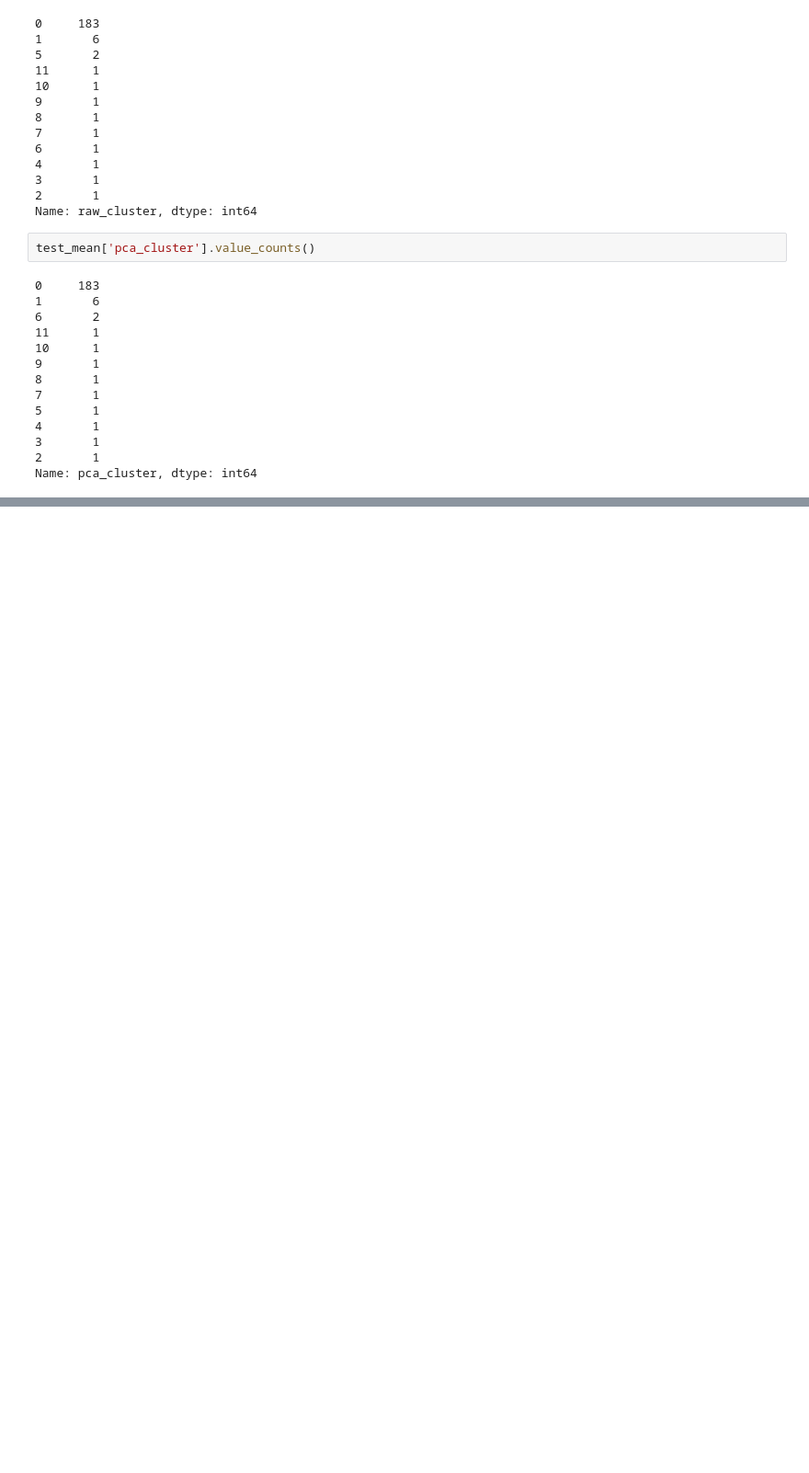
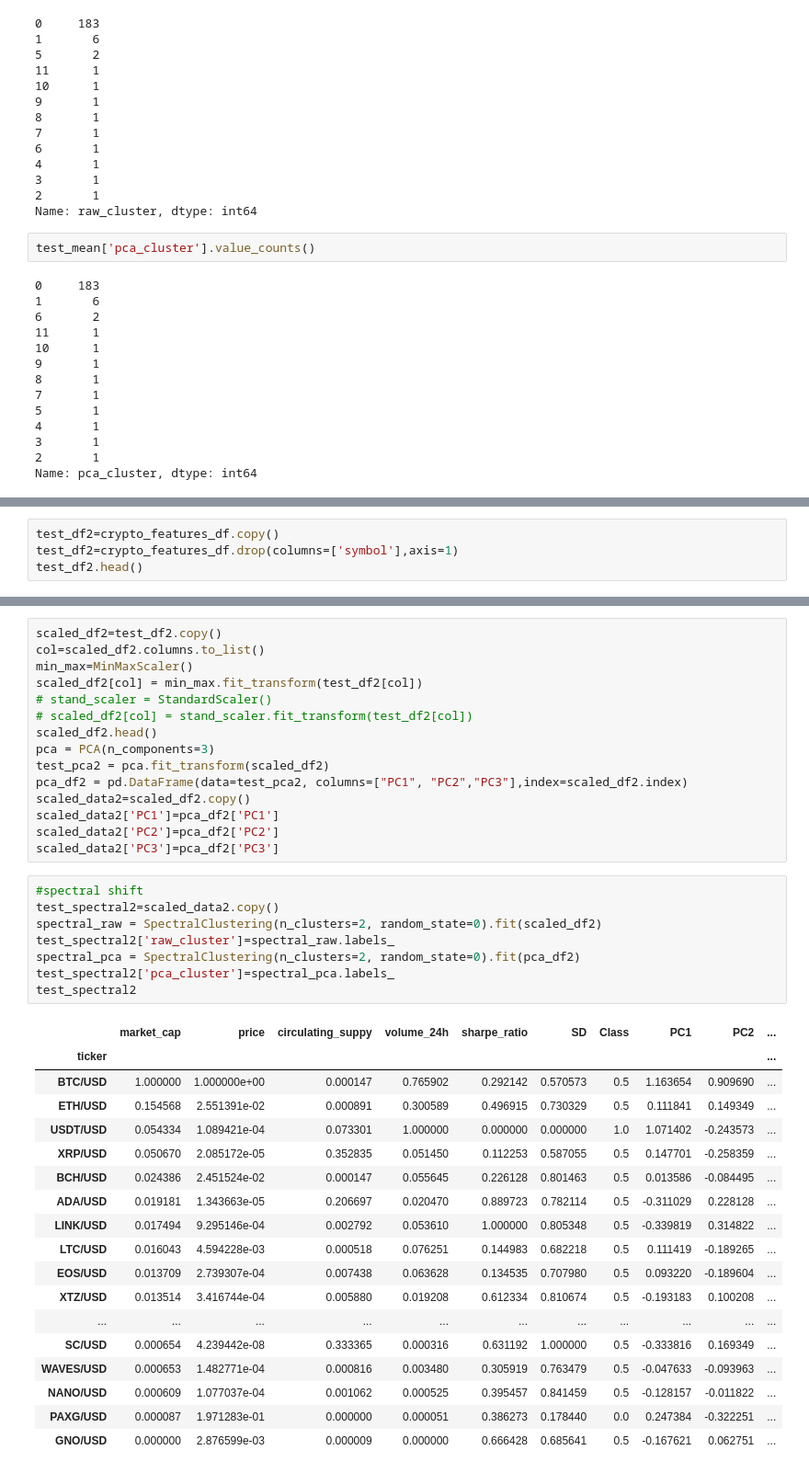
Before and after one commit to dbrims/Project2, a Jupyter notebook: Historic_Data_P2_V2.ipynb, the cells around one changed output, grey strips where cells are left out. Shown at 92% size. Saved outputs shown, nothing was run; the diff lists cells and outputs as text; blank space fills up the shorter version.

```diff
--- a/Historic_Data_P2_V2.ipynb
+++ b/Historic_Data_P2_V2.ipynb
@@ -803,0 +790,4 @@ Affinity propagation did not converge, this model will not have any cluster cent
+# %%
+test_df2=crypto_features_df.copy()
+test_df2=crypto_features_df.drop(columns=['symbol'],axis=1)
+test_df2.head()
@@ -804 +802,43 @@ Affinity propagation did not converge, this model will not have any cluster cent
+# %%
+scaled_df2=test_df2.copy()
+col=scaled_df2.columns.to_list()
+min_max=MinMaxScaler()
+scaled_df2[col] = min_max.fit_transform(test_df2[col])
+# stand_scaler = StandardScaler()
+# scaled_df2[col] = stand_scaler.fit_transform(test_df2[col])
+scaled_df2.head()
+pca = PCA(n_components=3)
+test_pca2 = pca.fit_transform(scaled_df2)
+pca_df2 = pd.DataFrame(data=test_pca2, columns=["PC1", "PC2","PC3"],index=scaled_df2.index)
+scaled_data2=scaled_df2.copy()
+scaled_data2['PC1']=pca_df2['PC1']
+scaled_data2['PC2']=pca_df2['PC2']
+scaled_data2['PC3']=pca_df2['PC3']
+# %%
+#spectral shift
+test_spectral2=scaled_data2.copy()
+spectral_raw = SpectralClustering(n_clusters=2, random_state=0).fit(scaled_df2)
+test_spectral2['raw_cluster']=spectral_raw.labels_
+spectral_pca = SpectralClustering(n_clusters=2, random_state=0).fit(pca_df2)
+test_spectral2['pca_cluster']=spectral_pca.labels_
+test_spectral2
+# %% [output]
+|  | market_cap | price | circulating_suppy | volume_24h | sharpe_ratio | SD | Class | PC1 | PC2 | ... |
+| ticker |  |  |  |  |  |  |  |  |  | ... |
+| BTC/USD | 1.000000 | 1.000000e+00 | 0.000147 | 0.765902 | 0.292142 | 0.570573 | 0.5 | 1.163654 | 0.909690 | ... |
+| ETH/USD | 0.154568 | 2.551391e-02 | 0.000891 | 0.300589 | 0.496915 | 0.730329 | 0.5 | 0.111841 | 0.149349 | ... |
+| USDT/USD | 0.054334 | 1.089421e-04 | 0.073301 | 1.000000 | 0.000000 | 0.000000 | 1.0 | 1.071402 | -0.243573 | ... |
+| XRP/USD | 0.050670 | 2.085172e-05 | 0.352835 | 0.051450 | 0.112253 | 0.587055 | 0.5 | 0.147701 | -0.258359 | ... |
+| BCH/USD | 0.024386 | 2.451524e-02 | 0.000147 | 0.055645 | 0.226128 | 0.801463 | 0.5 | 0.013586 | -0.084495 | ... |
+| ADA/USD | 0.019181 | 1.343663e-05 | 0.206697 | 0.020470 | 0.889723 | 0.782114 | 0.5 | -0.311029 | 0.228128 | ... |
+| LINK/USD | 0.017494 | 9.295146e-04 | 0.002792 | 0.053610 | 1.000000 | 0.805348 | 0.5 | -0.339819 | 0.314822 | ... |
+| LTC/USD | 0.016043 | 4.594228e-03 | 0.000518 | 0.076251 | 0.144983 | 0.682218 | 0.5 | 0.111419 | -0.189265 | ... |
+| EOS/USD | 0.013709 | 2.739307e-04 | 0.007438 | 0.063628 | 0.134535 | 0.707980 | 0.5 | 0.093220 | -0.189604 | ... |
+| XTZ/USD | 0.013514 | 3.416744e-04 | 0.005880 | 0.019208 | 0.612334 | 0.810674 | 0.5 | -0.193183 | 0.100208 | ... |
+| ... | ... | ... | ... | ... | ... | ... | ... | ... | ... | ... |
+| SC/USD | 0.000654 | 4.239442e-08 | 0.333365 | 0.000316 | 0.631192 | 1.000000 | 0.5 | -0.333816 | 0.169349 | ... |
+| WAVES/USD | 0.000653 | 1.482771e-04 | 0.000816 | 0.003480 | 0.305919 | 0.763479 | 0.5 | -0.047633 | -0.093963 | ... |
+| NANO/USD | 0.000609 | 1.077037e-04 | 0.001062 | 0.000525 | 0.395457 | 0.841459 | 0.5 | -0.128157 | -0.011822 | ... |
+| PAXG/USD | 0.000087 | 1.971283e-01 | 0.000000 | 0.000051 | 0.386273 | 0.178440 | 0.0 | 0.247384 | -0.322251 | ... |
+| GNO/USD | 0.000000 | 2.876599e-03 | 0.000009 | 0.000000 | 0.666428 | 0.685641 | 0.5 | -0.167621 | 0.062751 | ... |
 # %%
```
Also changed, not shown: parts of 18 cells of this notebook, 2 other files.
